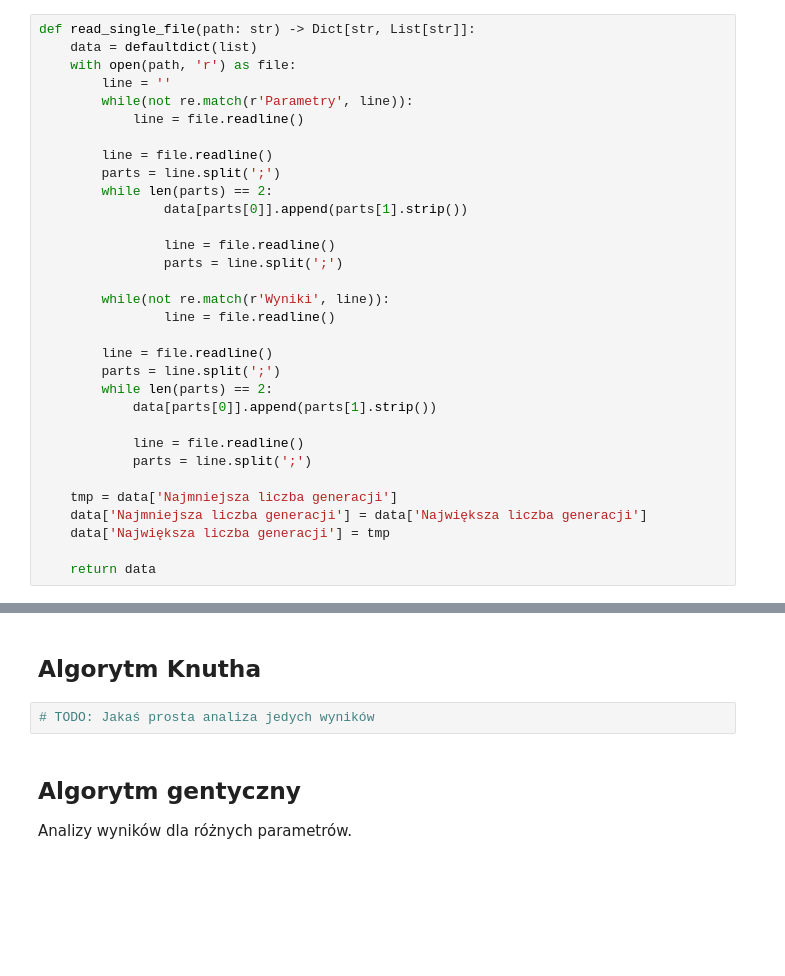
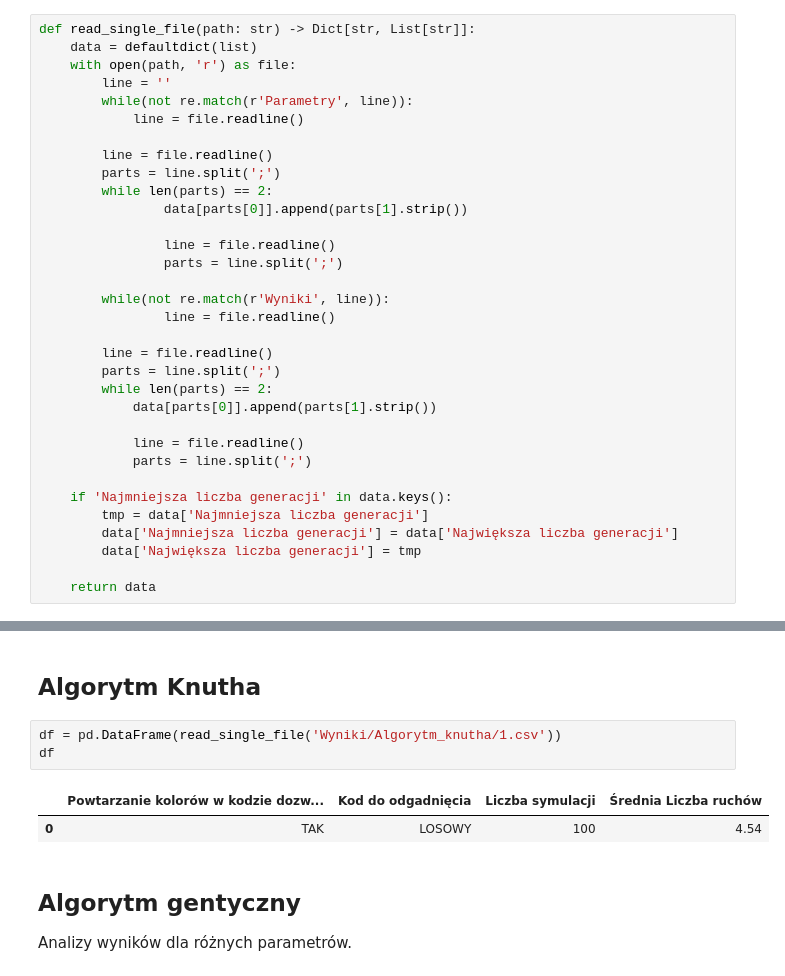
Before and after one commit to christopher-dabrowski/POSI-C3, a Jupyter notebook: Analiza pomiarow.ipynb, the cells around one changed output, grey strips where cells are left out. Cells and saved outputs as stored; diff of their text form; blank space fills up the shorter version.

Commit message:
df dla Knutha

```diff
--- a/Analiza pomiarow.ipynb
+++ b/Analiza pomiarow.ipynb
@@ -43,9 +43,10 @@ def read_single_file(path: str) -> Dict[str, List[str]]:
             line = file.readline()
             parts = line.split(';')
 
-    tmp = data['Najmniejsza liczba generacji']
-    data['Najmniejsza liczba generacji'] = data['Największa liczba generacji']
-    data['Największa liczba generacji'] = tmp
+    if 'Najmniejsza liczba generacji' in data.keys():
+        tmp = data['Najmniejsza liczba generacji']
+        data['Najmniejsza liczba generacji'] = data['Największa liczba generacji']
+        data['Największa liczba generacji'] = tmp
 
     return data
 # %%
@@ -112,8 +114,12 @@ def read_data_files_to_df(directory: str, index: str = None) -> pd.DataFrame:
     return df
 # %% [markdown]
 ## Algorytm Knutha
-# %%
-# TODO: Jakaś prosta analiza jedych wyników
+# %%
+df = pd.DataFrame(read_single_file('Wyniki/Algorytm_knutha/1.csv'))
+df
+# %% [output]
+|  | Powtarzanie kolorów w kodzie dozw... | Kod do odgadnięcia | Liczba symulacji | Średnia Liczba ruchów |
+| 0 | TAK | LOSOWY | 100 | 4.54 |
 # %% [markdown]
 ## Algorytm gentyczny
 
```
Also changed, not shown: parts of 2 cells of this notebook.
